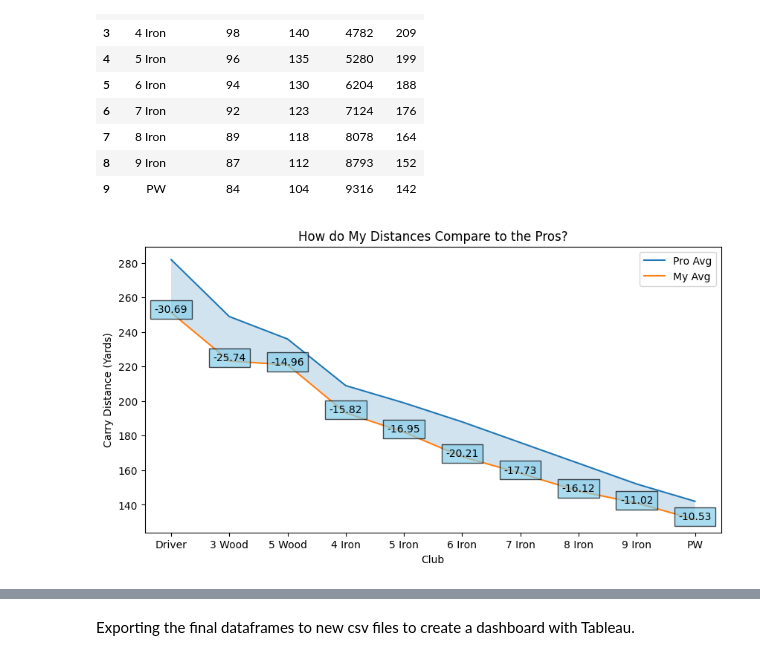
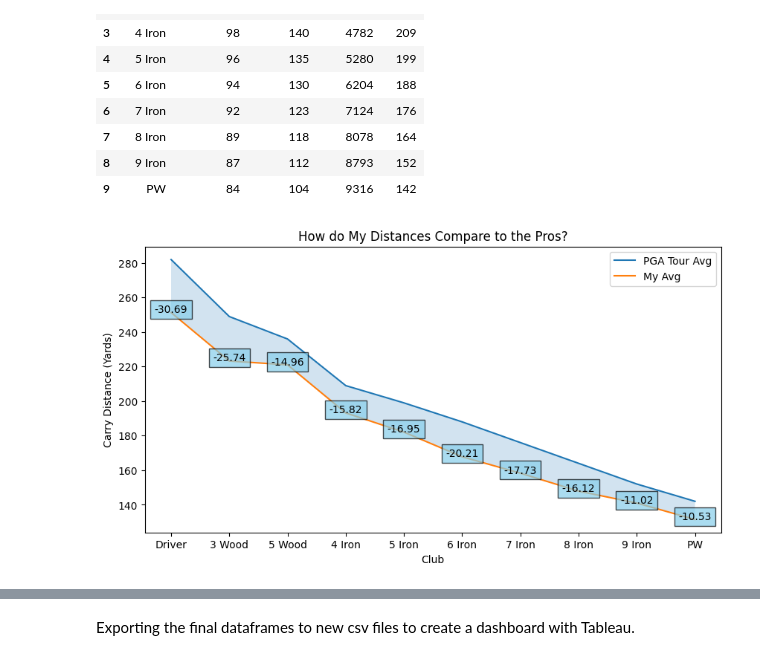
Before and after one commit to joja4479/Golf-Shot-Analysis, a Jupyter notebook: golf_shot_analysis.ipynb, the cells around one changed output, grey strips where cells are left out. Saved outputs shown, nothing was run; the diff lists cells and outputs as text; code cells hidden in the pictures.

```diff
--- a/golf_shot_analysis.ipynb
+++ b/golf_shot_analysis.ipynb
@@ -327,16 +332,8 @@ plt.show()
 [figure]
 # %%
 mean_by_club = round(df.groupby('Club Type')['Carry Distance'].mean(), 2)
-mean_by_club
-mean_by_club = mean_by_club.rename({'Pitching Wedge': 'PW'})
-
 min_by_club = round(df.groupby('Club Type')['Carry Distance'].min(), 2)
-min_by_club
-min_by_club = min_by_club.rename({'Pitching Wedge': 'PW'})
-
 max_by_club = round(df.groupby('Club Type')['Carry Distance'].max(), 2)
-max_by_club
-max_by_club = max_by_club.rename({'Pitching Wedge': 'PW'})
 
 mean_by_club = fixIndexes(mean_by_club)
 max_by_club = fixIndexes(max_by_club)
@@ -560,16 +517,16 @@ pro_df
 # %%
 plt.figure(figsize=(10, 5))
 plt.plot(pro_df['Club'], pro_df['Carry'])
 plt.plot(mean_by_club.index, mean_by_club.values)
 plt.fill_between(mean_by_club.index, mean_by_club.values, pro_df['Carry'], alpha=0.2, label='Area between curves')
 plt.title('How do My Distances Compare to the Pros?')
-plt.legend(['Pro Avg', 'My Avg'])
+plt.legend(['PGA Tour Avg', 'My Avg'])
 plt.xlabel('Club')
 plt.ylabel('Carry Distance (Yards)')
 diff = pro_df['Carry'] - mean_by_club.values
 
 addlabelMidpoint(mean_by_club.index, -diff)
 
 plt.show()
 # %% [output]
-[figure, old version]
+[figure, new version]
```
Also changed, not shown: parts of 25 cells of this notebook.
